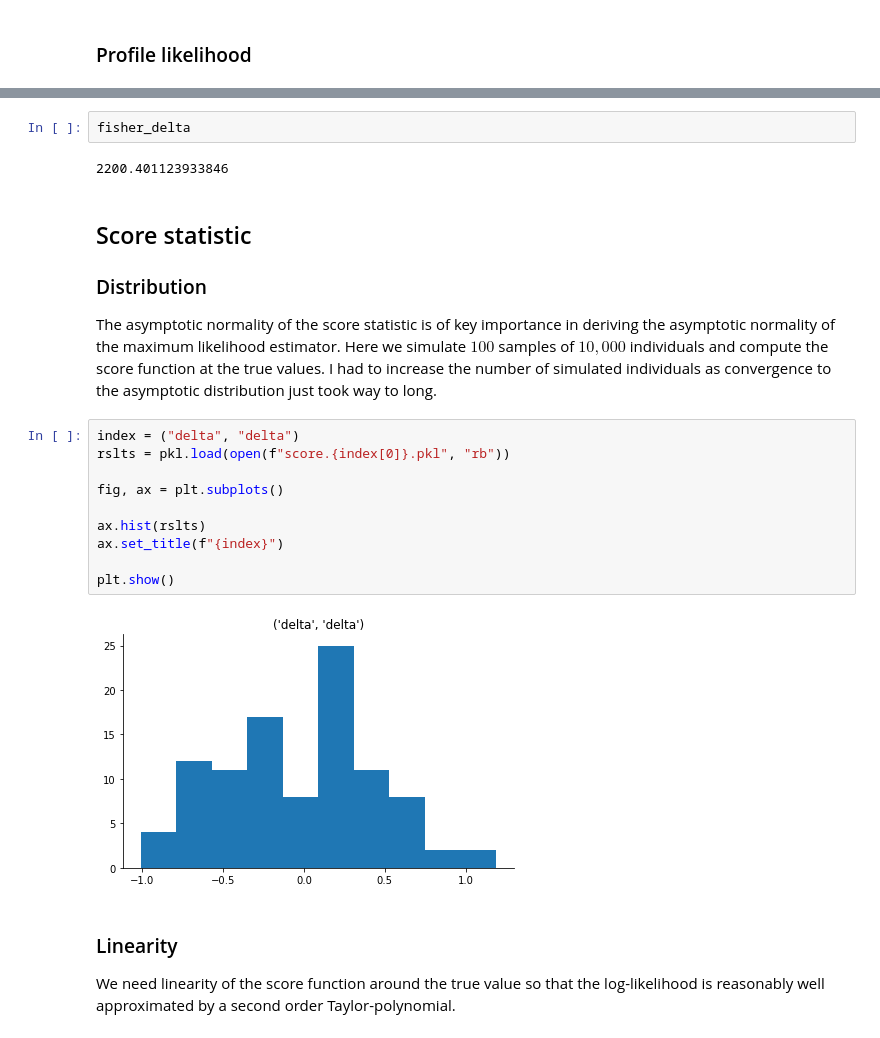
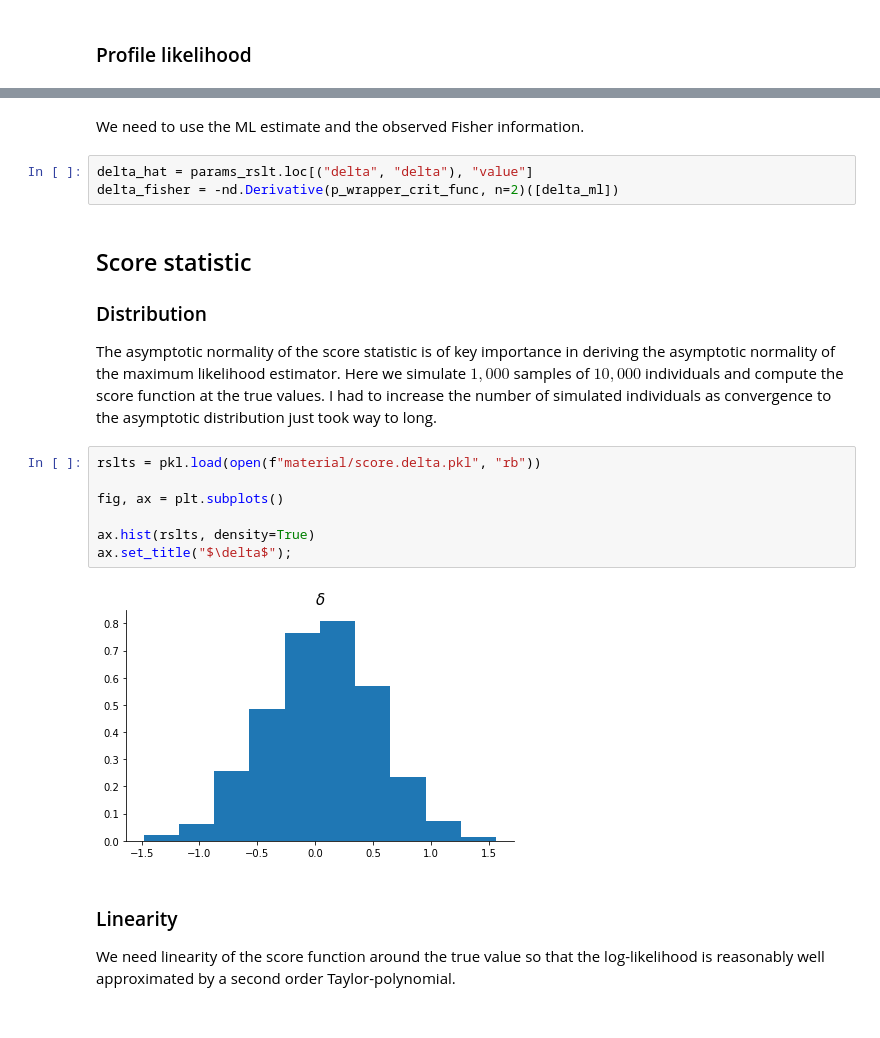
Before and after one commit to OpenSourceEconomics/ekw-lectures, a Jupyter notebook: lectures/01_maximum_likelihood/notebook.ipynb, the cells around one changed output, grey strips where cells are left out. Saved outputs shown, nothing was run; the diff lists cells and outputs as text.

```diff
--- a/lectures/01_maximum_likelihood/notebook.ipynb
+++ b/lectures/01_maximum_likelihood/notebook.ipynb
@@ -107,25 +143,23 @@ fisher_delta = -nd.Derivative(p_wrapper_crit_func, n=2)([mle_est])
-# %%
-fisher_delta
-# %% [output]
-2200.401123933846
+# %% [markdown]
+We need to use the ML estimate and the observed Fisher information.
+# %%
+delta_hat = params_rslt.loc[("delta", "delta"), "value"]
+delta_fisher = -nd.Derivative(p_wrapper_crit_func, n=2)([delta_ml])
 # %% [markdown]
 ## Score statistic
 
 ### Distribution
 
-The asymptotic normality of the score statistic is of key importance in deriving the asymptotic normality of the maximum likelihood estimator. Here we simulate $100$ samples of $10,000$ individuals and compute the score function at the true values. I had to increase the number of simulated individuals as convergence to the asymptotic distribution just took way to long.
+The asymptotic normality of the score statistic is of key importance in deriving the asymptotic normality of the maximum likelihood estimator. Here we simulate $1,000$ samples of $10,000$ individuals and compute the score function at the true values. I had to increase the number of simulated individuals as convergence to the asymptotic distribution just took way to long.
 # %%
-index = ("delta", "delta")
-rslts = pkl.load(open(f"score.{index[0]}.pkl", "rb"))
+rslts = pkl.load(open(f"material/score.delta.pkl", "rb"))
 
 fig, ax = plt.subplots()
 
-ax.hist(rslts)
-ax.set_title(f"{index}")
-
-plt.show()
+ax.hist(rslts, density=True)
+ax.set_title("$\delta$");
 # %% [output]
-[figure, old version]
+[figure, new version]
 # %% [markdown]
 ### Linearity
 
```
Also changed, not shown: parts of 28 cells of this notebook, 2 other files.
